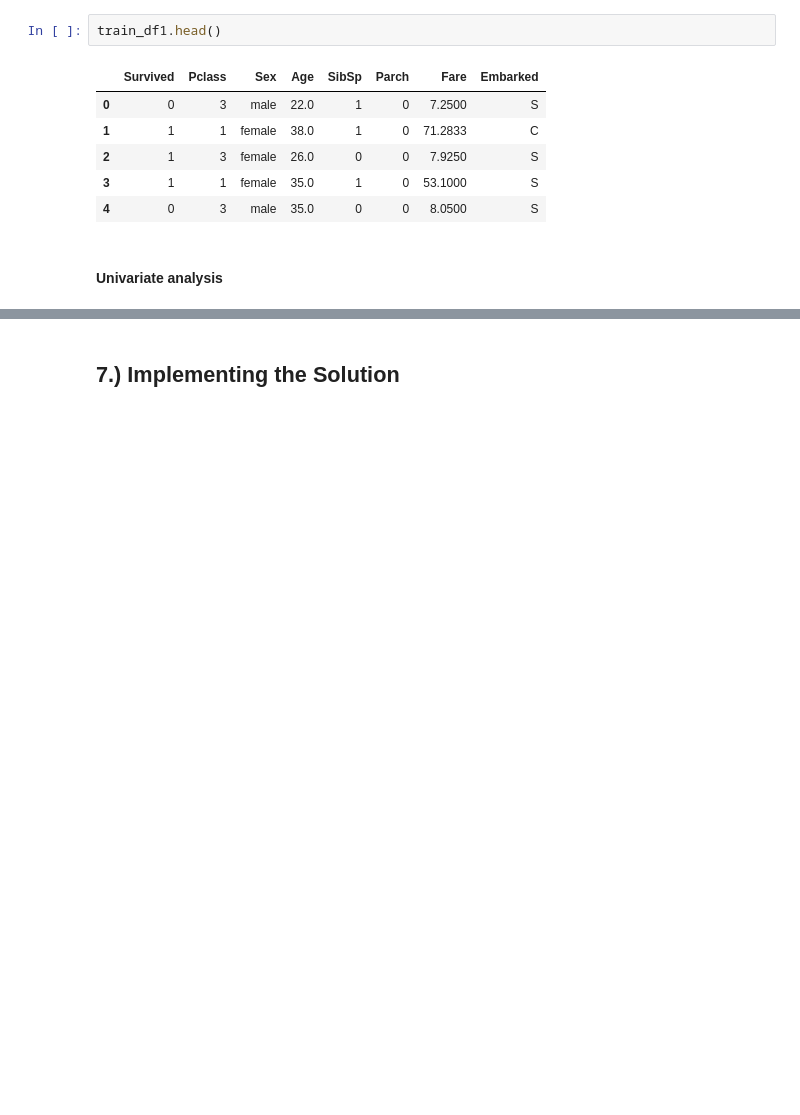
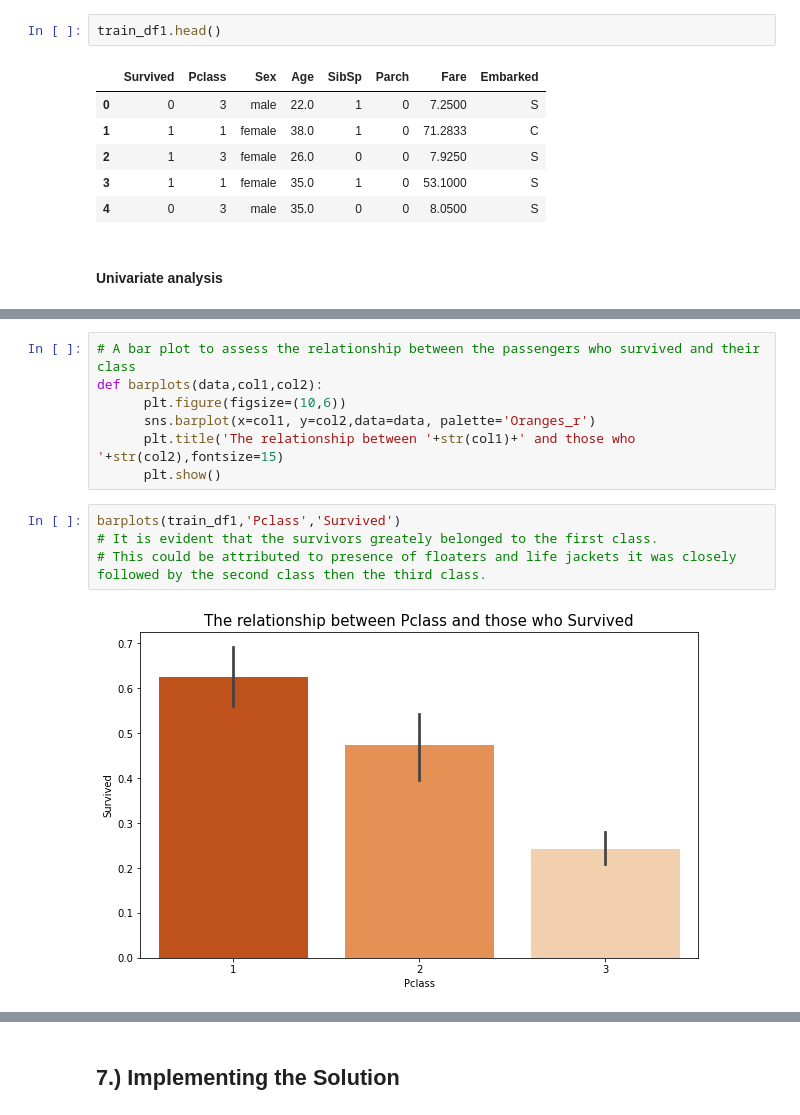
Before and after one commit to CHRISTINEMUTHEE/KNN-Naive_Bayes-_Classifier, a Jupyter notebook: KNN- Titanic Dataset.ipynb, the cells around one changed output, grey strips where cells are left out. Cells and saved outputs as stored; diff of their text form; blank space fills up the shorter version.

```diff
--- a/KNN- Titanic Dataset.ipynb
+++ b/KNN- Titanic Dataset.ipynb
@@ -487,0 +524,13 @@ train_df1.head()
+# %%
+# A bar plot to assess the relationship between the passengers who survived and their class
+def barplots(data,col1,col2):
+      plt.figure(figsize=(10,6))
+      sns.barplot(x=col1, y=col2,data=data, palette='Oranges_r')
+      plt.title('The relationship between '+str(col1)+' and those who '+str(col2),fontsize=15)
+      plt.show()
+# %%
+barplots(train_df1,'Pclass','Survived')
+# It is evident that the survivors greately belonged to the first class.
+# This could be attributed to presence of floaters and life jackets it was closely followed by the second class then the third class.
+# %% [output]
+[figure, added]
```
Also changed, not shown: parts of 15 cells of this notebook.
